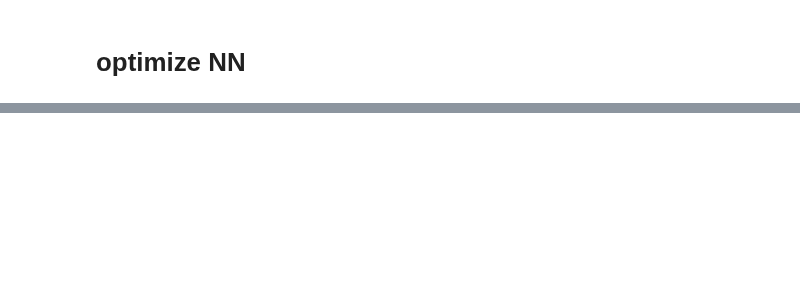
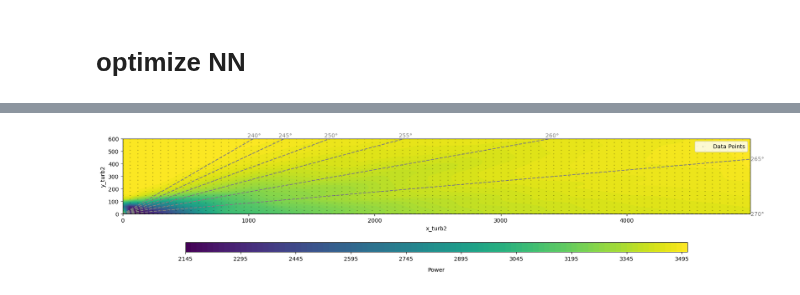
Before and after one commit to schmeti/uc3m_TFM_wind_farm_optimization_codebase, a Jupyter notebook: Windfarm_power_modelling/neural_network_optimization.ipynb, the cells around one changed output, grey strips where cells are left out. Saved outputs shown, nothing was run; the diff lists cells and outputs as text; code cells hidden in the pictures; blank space fills up the shorter version.

```diff
--- a/Windfarm_power_modelling/neural_network_optimization.ipynb
+++ b/Windfarm_power_modelling/neural_network_optimization.ipynb
@@ -147,0 +108,18 @@ generated_data[generated_data.pred == generated_data.pred.max()]
+# %%
+# Generate Data
+x_turb2_range = np.arange(0, 5001, 60)
+y_turb2_range = np.arange(0, 601, 30)
+
+results = []
+for x_val in x_turb2_range:
+    for y_val in y_turb2_range:
+        # predict expected power
+        exp_power = cl_tool.expected_power_for_location(x_val, y_val, wind_df)
+        results.append({'x_turb2': x_val, 'y_turb2': y_val, 'expected_power': exp_power})
+
+expected_power_grid = pd.DataFrame(results)
+
+# plot
+plot_two_turbine_results(expected_power_grid, zfeature="expected_power", dpoint_size=0.1,wind_df=wind_df, model_opt=None)
+# %% [output]
+[figure, added]
```
Also changed, not shown: parts of 11 cells of this notebook, 10 other files.
